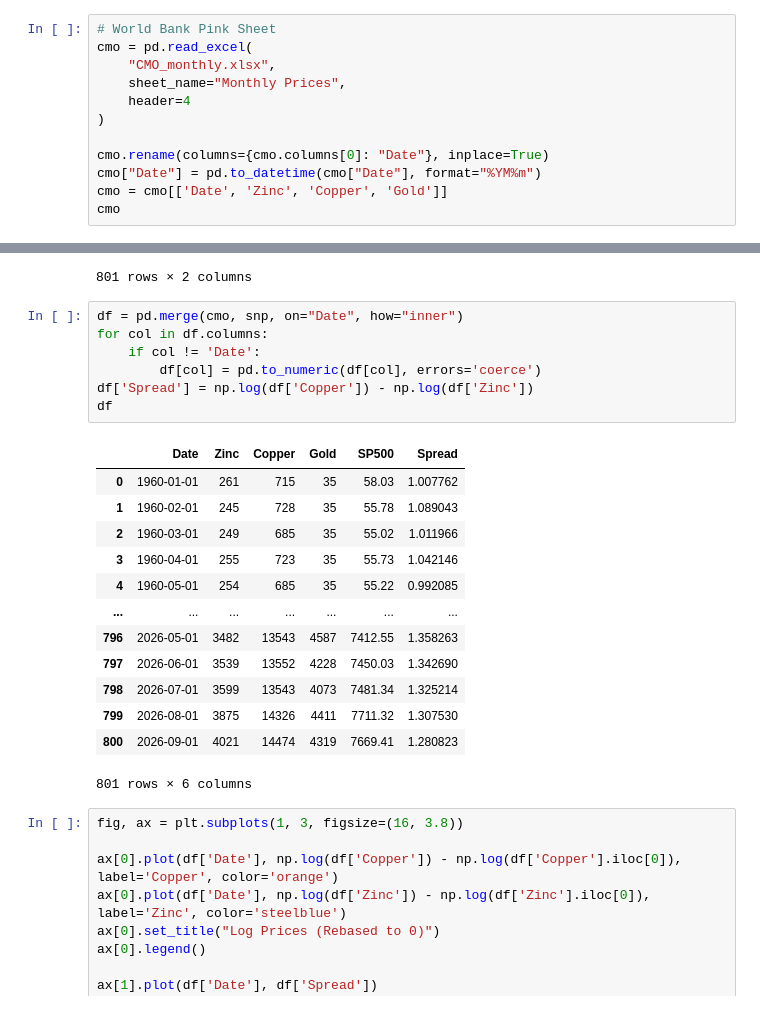
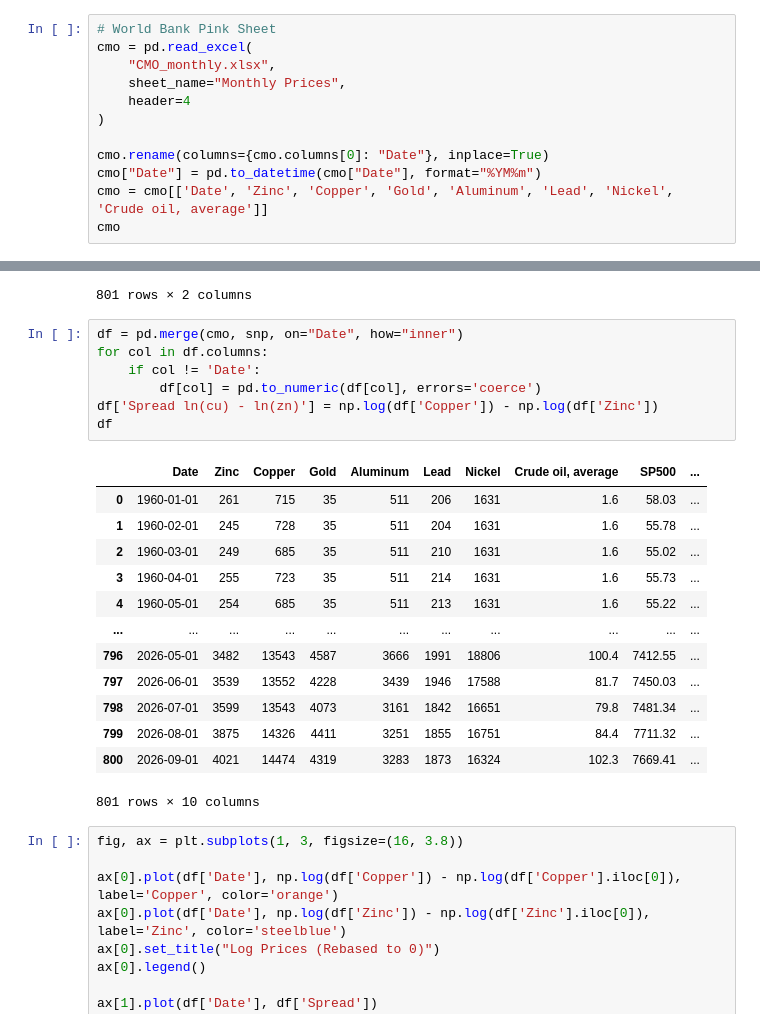
Before and after one commit to Angelaa6/ML-portfolio-mgt_Copper, a Jupyter notebook: main.ipynb, the cells around one changed output, grey strips where cells are left out. Saved outputs shown, nothing was run; the diff lists cells and outputs as text.

```diff
--- a/main.ipynb
+++ b/main.ipynb
@@ -89,7 +92,7 @@ cmo = pd.read_excel(
 
 cmo.rename(columns={cmo.columns[0]: "Date"}, inplace=True)
 cmo["Date"] = pd.to_datetime(cmo["Date"], format="%YM%m")
-cmo = cmo[['Date', 'Zinc', 'Copper', 'Gold']]
+cmo = cmo[['Date', 'Zinc', 'Copper', 'Gold', 'Aluminum', 'Lead', 'Nickel', 'Crude oil, average']]
 cmo
 # %% [output]
 See https://pandas.pydata.org/docs/dev/whatsnew/v3.1.0.html#deprecation-inplace for more details.
@@ -131,24 +134,24 @@ snp
 # %%
 df = pd.merge(cmo, snp, on="Date", how="inner")
 for col in df.columns:
     if col != 'Date':
         df[col] = pd.to_numeric(df[col], errors='coerce')
-df['Spread'] = np.log(df['Copper']) - np.log(df['Zinc'])
+df['Spread ln(cu) - ln(zn)'] = np.log(df['Copper']) - np.log(df['Zinc'])
 df
 # %% [output]
-|  | Date | Zinc | Copper | Gold | SP500 | Spread |
-| 0 | 1960-01-01 | 261 | 715 | 35 | 58.03 | 1.007762 |
-| 1 | 1960-02-01 | 245 | 728 | 35 | 55.78 | 1.089043 |
-| 2 | 1960-03-01 | 249 | 685 | 35 | 55.02 | 1.011966 |
-| 3 | 1960-04-01 | 255 | 723 | 35 | 55.73 | 1.042146 |
-| 4 | 1960-05-01 | 254 | 685 | 35 | 55.22 | 0.992085 |
-| ... | ... | ... | ... | ... | ... | ... |
-| 796 | 2026-05-01 | 3482 | 13543 | 4587 | 7412.55 | 1.358263 |
-| 797 | 2026-06-01 | 3539 | 13552 | 4228 | 7450.03 | 1.342690 |
-| 798 | 2026-07-01 | 3599 | 13543 | 4073 | 7481.34 | 1.325214 |
-| 799 | 2026-08-01 | 3875 | 14326 | 4411 | 7711.32 | 1.307530 |
-| 800 | 2026-09-01 | 4021 | 14474 | 4319 | 7669.41 | 1.280823 |
+|  | Date | Zinc | Copper | Gold | Aluminum | Lead | Nickel | Crude oil, average | SP500 | ... |
+| 0 | 1960-01-01 | 261 | 715 | 35 | 511 | 206 | 1631 | 1.6 | 58.03 | ... |
+| 1 | 1960-02-01 | 245 | 728 | 35 | 511 | 204 | 1631 | 1.6 | 55.78 | ... |
+| 2 | 1960-03-01 | 249 | 685 | 35 | 511 | 210 | 1631 | 1.6 | 55.02 | ... |
+| 3 | 1960-04-01 | 255 | 723 | 35 | 511 | 214 | 1631 | 1.6 | 55.73 | ... |
+| 4 | 1960-05-01 | 254 | 685 | 35 | 511 | 213 | 1631 | 1.6 | 55.22 | ... |
+| ... | ... | ... | ... | ... | ... | ... | ... | ... | ... | ... |
+| 796 | 2026-05-01 | 3482 | 13543 | 4587 | 3666 | 1991 | 18806 | 100.4 | 7412.55 | ... |
+| 797 | 2026-06-01 | 3539 | 13552 | 4228 | 3439 | 1946 | 17588 | 81.7 | 7450.03 | ... |
+| 798 | 2026-07-01 | 3599 | 13543 | 4073 | 3161 | 1842 | 16651 | 79.8 | 7481.34 | ... |
+| 799 | 2026-08-01 | 3875 | 14326 | 4411 | 3251 | 1855 | 16751 | 84.4 | 7711.32 | ... |
+| 800 | 2026-09-01 | 4021 | 14474 | 4319 | 3283 | 1873 | 16324 | 102.3 | 7669.41 | ... |
-801 rows × 6 columns
+801 rows × 10 columns
 # %%
 fig, ax = plt.subplots(1, 3, figsize=(16, 3.8))
 
```
Also changed, not shown: parts of 6 cells of this notebook.
